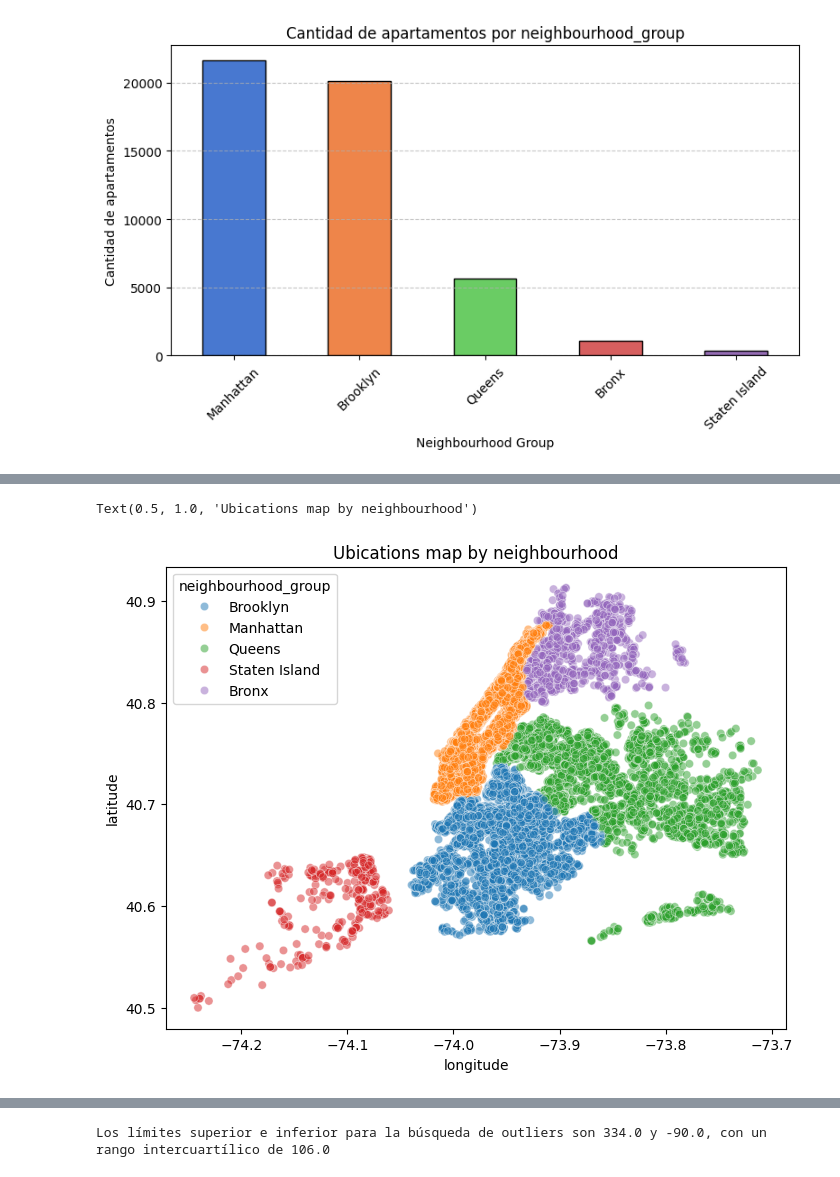
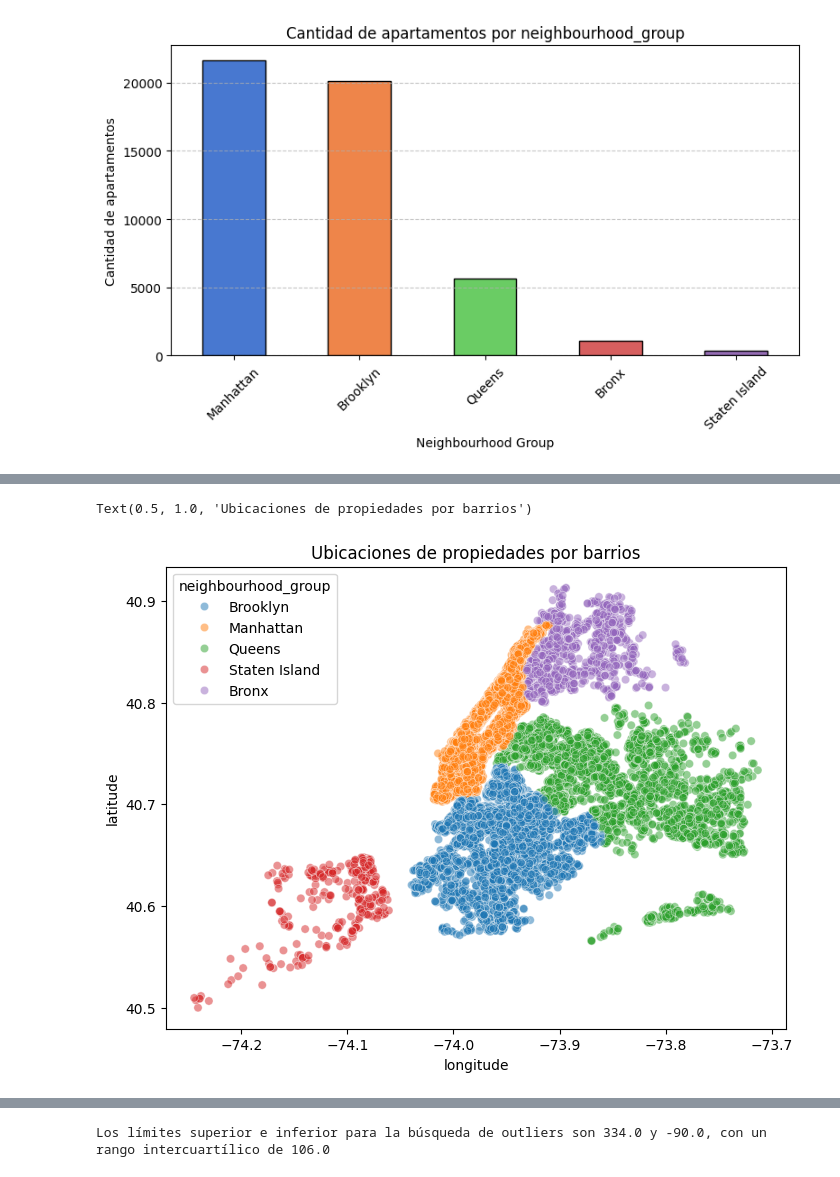
Before and after one commit to 4GeeksAcademy/agumarquez-machine-learning-python-template, a Jupyter notebook: src/explore.ipynb, the cells around one changed output, grey strips where cells are left out. Drawn from its saved outputs; the diff is of its cells as text; code cells hidden in the pictures.

```diff
--- a/src/explore.ipynb
+++ b/src/explore.ipynb
@@ -48,7 +48,6 @@ print(num_duplicados)
 # %% [output]
 0
 # %%
-#Buscar precios = 0
-df[df['price'] <= 0]
+df = df[df['price'] > 0]
 print((df["price"] == 0).sum())
 # %% [output]
@@ -126,11 +128,11 @@ Name: count, dtype: int64
 # %%
 #Mapa de ofertas
 plt.figure(figsize=(8,6))
 sns.scatterplot(x='longitude', y='latitude', hue='neighbourhood_group', data=df, alpha=0.5)
-plt.title('Ubications map by neighbourhood')
+plt.title('Ubicaciones de propiedades por barrios')
 # %% [output]
-Text(0.5, 1.0, 'Ubications map by neighbourhood')
+Text(0.5, 1.0, 'Ubicaciones de propiedades por barrios')
-[figure, old version]
+[figure, new version]
 # %%
 # HISTOGRAMA DE PRECIOS
 plt.figure(figsize=(10,6))
```
Also changed, not shown: parts of 12 cells of this notebook.
